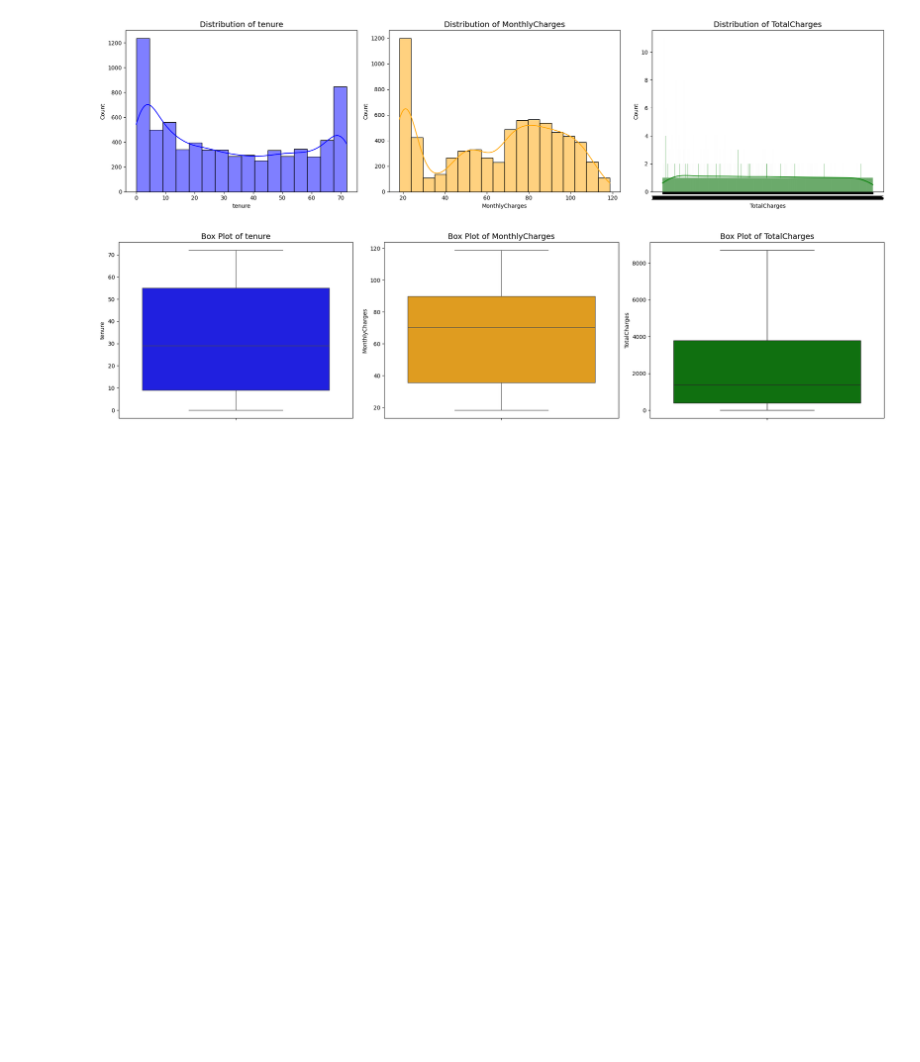
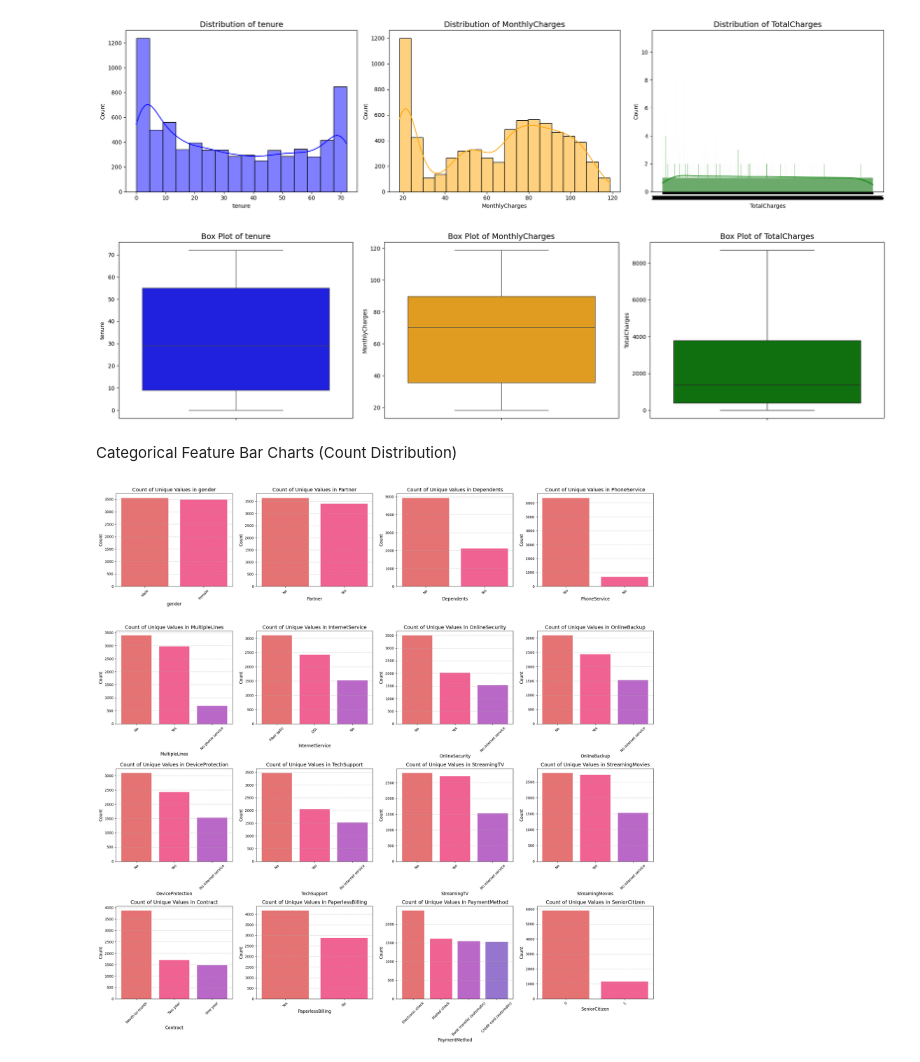
Before and after one commit to thruuuuuu/telco_churn_predict_model, a Jupyter notebook: notebooks/EDA.ipynb, the cells around one changed output. Drawn from its saved outputs; the diff is of its cells as text; code cells hidden in the pictures; blank space fills up the shorter version.

Commit message:
Data Visualizations

```diff
--- a/notebooks/EDA.ipynb
+++ b/notebooks/EDA.ipynb
@@ -233,3 +218,60 @@ plt.tight_layout()
 plt.show()
 # %% [output]
 [figure]
+# %% [markdown]
+Categorical Feature Bar Charts (Count Distribution)
+# %%
+
+# Handle the TotalCharges issue (for data integrity)
+df['TotalCharges'] = pd.to_numeric(df['TotalCharges'], errors='coerce')
+df['TotalCharges'] = df['TotalCharges'].fillna(0)
+
+colors_12 = ['#E57373', '#F06292', '#BA68C8', '#9575CD', '#7986CB',
+             '#4FC3F7', '#4DB6AC', '#81C784', '#AED581', '#FFB74D',
+             '#FF8A65', '#A1887F']
+
+def plot_categorical_counts_with_limited_colors(data, categorical_cols, plots_per_row=4):
+    total_plots = len(categorical_cols)
+    rows = math.ceil(total_plots / plots_per_row)  # Calculate required rows
+
+    # Adjust figure size for better visibility
+    fig, axes = plt.subplots(rows, plots_per_row, figsize=(22, 5.5 * rows))
+    axes = axes.flatten()  # Flatten axes array for easy indexing
+
+    for i, col in enumerate(categorical_cols):
+        ax = axes[i]
+
+        # Calculate value counts and ensure correct ordering
+        counts = data[col].value_counts()
+        categories = counts.index
+
+        # Use the same 12 colors, cycling as needed
+        bar_colors = colors_12 * (len(categories) // len(colors_12) + 1)
+
+        # Plot count bar chart
+        ax.bar(categories, counts, color=bar_colors[:len(categories)])
+
+        # Use .replace("_str", "") to clean up the temporary SeniorCitizen column name
+        ax.set_title(f'Count of Unique Values in {col.replace("_str", "")}', fontsize=14)
+        ax.set_xlabel(col.replace("_str", ""), fontsize=12)
+        ax.set_ylabel('Count', fontsize=12)
+        ax.tick_params(axis='x', rotation=45)
+        ax.grid(axis='y', linestyle='--', alpha=0.7)
+
+    # Remove empty subplots
+    for j in range(total_plots, len(axes)):
+        fig.delaxes(axes[j])
+
+    plt.tight_layout()
+    plt.show()
+
+cat_cols = df.select_dtypes(include=['object']).columns.tolist()
+
+# Exclude customerID since it's a unique identifier
+cat_cols.remove('customerID')
+cat_cols.remove('Churn')
+
+# Plot count bar charts for all categorical columns
+plot_categorical_counts_with_limited_colors(df, cat_cols, plots_per_row=4)
+# %% [output]
+[figure, added]
```
Also changed, not shown: parts of 6 cells of this notebook.
